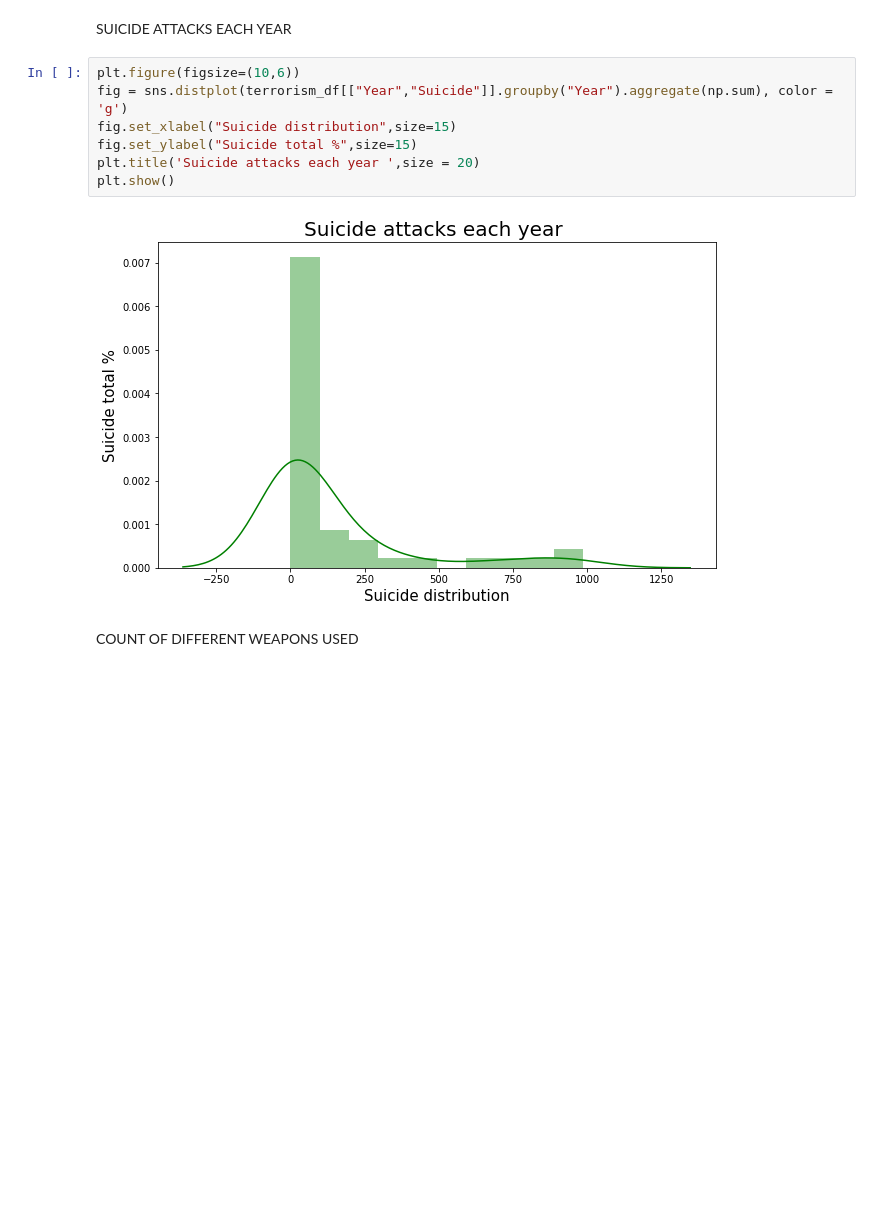
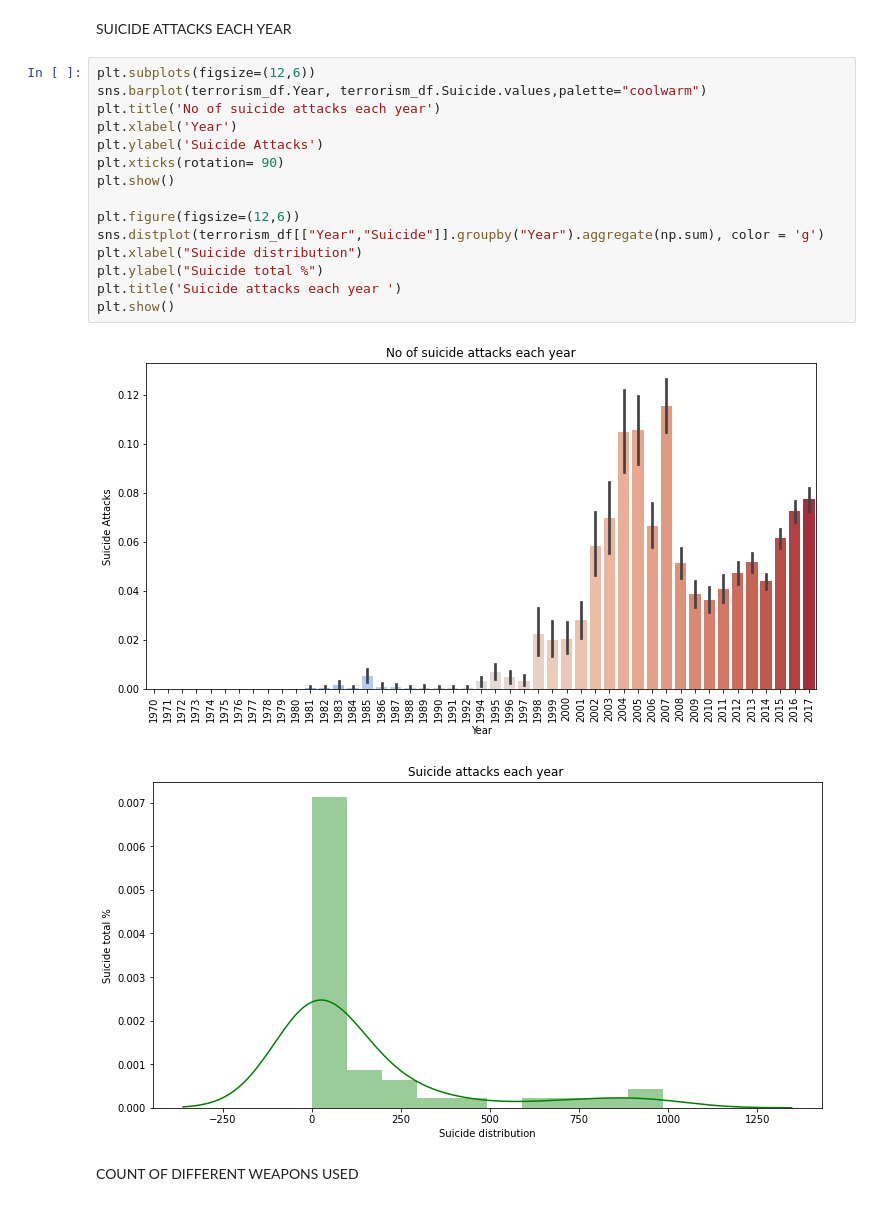
Before and after one commit to Kowsalya21/Sparks_Foundation_Task, a Jupyter notebook: Terrorism.ipynb, the cells around one changed output. Drawn from its saved outputs; the diff is of its cells as text; blank space fills up the shorter version.

Commit message:
EDA on Global Terrorism Jupyter Notebook

```diff
--- a/Terrorism.ipynb
+++ b/Terrorism.ipynb
@@ -393,14 +393,23 @@ plt.show()
 # %% [markdown]
 SUICIDE ATTACKS EACH YEAR
 # %%
-plt.figure(figsize=(10,6))
-fig = sns.distplot(terrorism_df[["Year","Suicide"]].groupby("Year").aggregate(np.sum), color = 'g')
-fig.set_xlabel("Suicide distribution",size=15)
-fig.set_ylabel("Suicide total %",size=15)
-plt.title('Suicide attacks each year ',size = 20)
+plt.subplots(figsize=(12,6))
+sns.barplot(terrorism_df.Year, terrorism_df.Suicide.values,palette="coolwarm")
+plt.title('No of suicide attacks each year')
+plt.xlabel('Year')
+plt.ylabel('Suicide Attacks')
+plt.xticks(rotation= 90)
 plt.show()
+
+plt.figure(figsize=(12,6))
+sns.distplot(terrorism_df[["Year","Suicide"]].groupby("Year").aggregate(np.sum), color = 'g')
+plt.xlabel("Suicide distribution")
+plt.ylabel("Suicide total %")
+plt.title('Suicide attacks each year ')
+plt.show()
 # %% [output]
-[figure, old version]
+[figure, new version]
+[figure, added]
 # %% [markdown]
 COUNT OF DIFFERENT WEAPONS USED
 # %%
```
Also changed, not shown: parts of 2 cells of this notebook.
